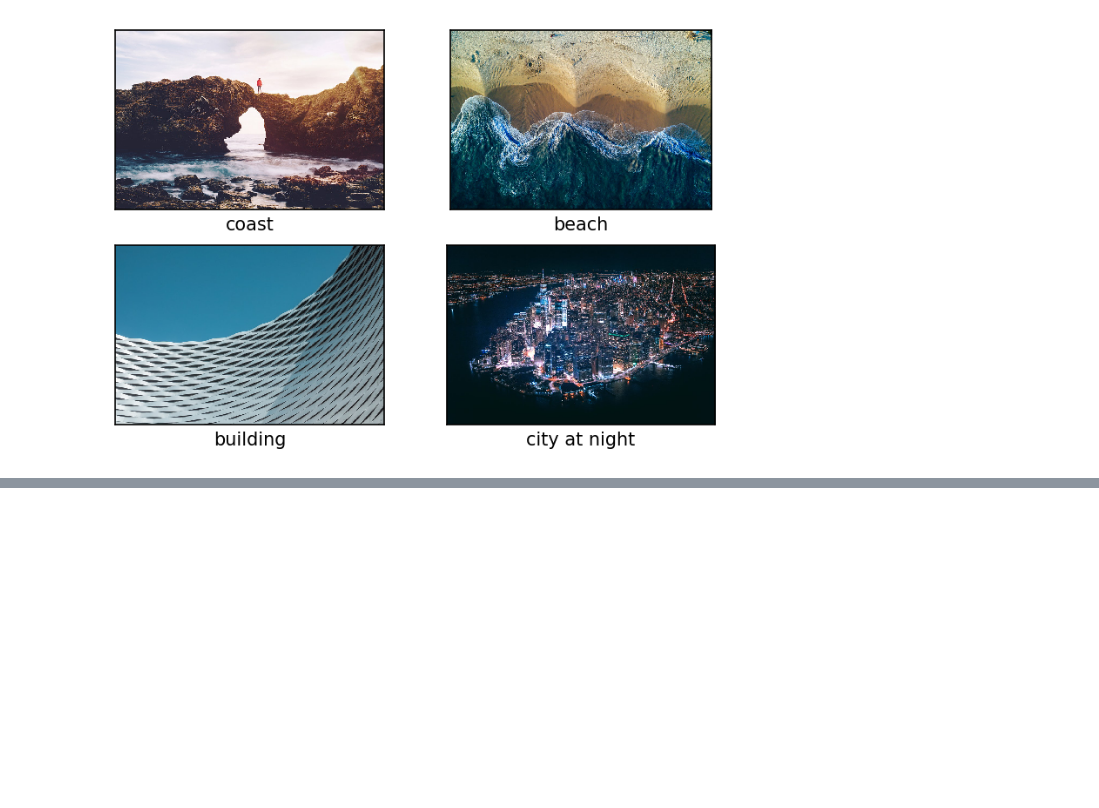
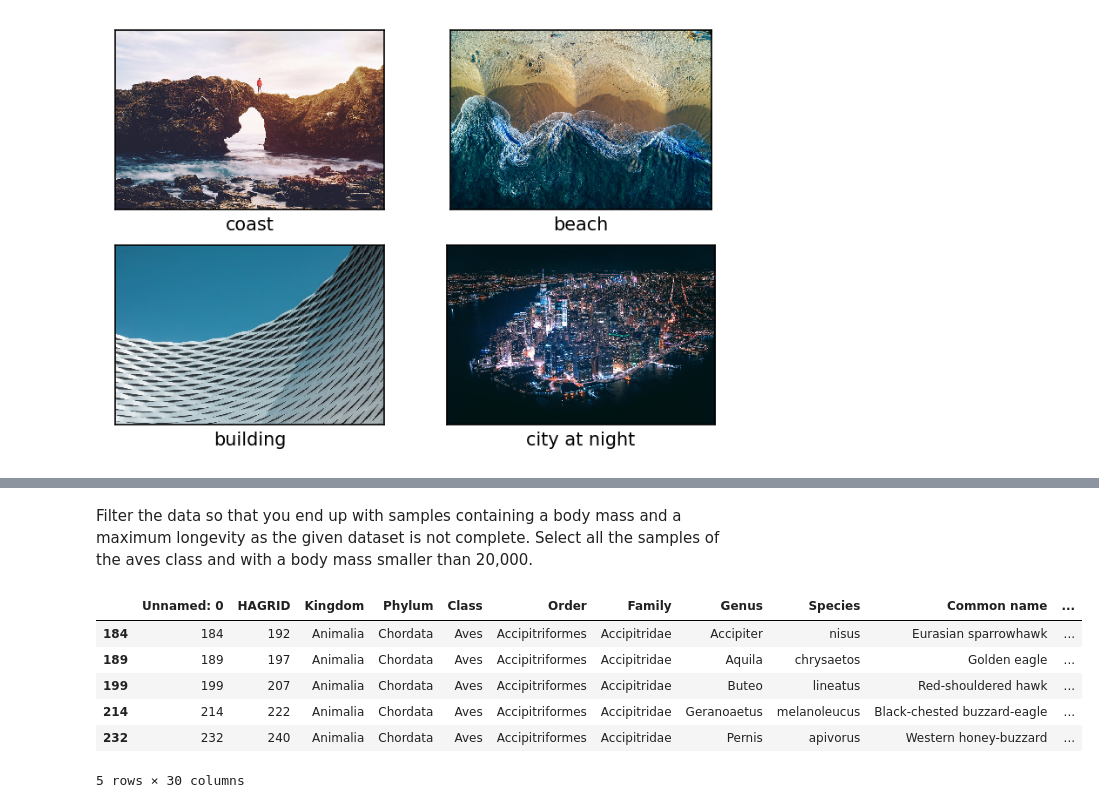
Before and after one commit to Desae/Data-Visualization, a Jupyter notebook: Matplotlib.ipynb, the cells around one changed output, grey strips where cells are left out. Saved outputs shown, nothing was run; the diff lists cells and outputs as text; code cells hidden in the pictures; blank space fills up the shorter version.

```diff
--- a/Matplotlib.ipynb
+++ b/Matplotlib.ipynb
@@ -328,0 +355,2 @@ for i in range(len(imgs)):
+# %% [markdown]
+Filter the data so that you end up with samples containing a body mass and a maximum longevity as the given dataset is not complete. Select all the samples of the aves class and with a body mass smaller than 20,000.
@@ -328,0 +362,14 @@ for i in range(len(imgs)):
+# %%
+data = data[np.isfinite(data[longevity]) & np.isfinite(data[mass])]
+
+# Sort according to class
+aves = data[(data['Class'] == 'Aves') & (data[mass]<20000)]
+aves.head()
+# %% [output]
+|  | Unnamed: 0 | HAGRID | Kingdom | Phylum | Class | Order | Family | Genus | Species | Common name | ... |
+| 184 | 184 | 192 | Animalia | Chordata | Aves | Accipitriformes | Accipitridae | Accipiter | nisus | Eurasian sparrowhawk | ... |
+| 189 | 189 | 197 | Animalia | Chordata | Aves | Accipitriformes | Accipitridae | Aquila | chrysaetos | Golden eagle | ... |
+| 199 | 199 | 207 | Animalia | Chordata | Aves | Accipitriformes | Accipitridae | Buteo | lineatus | Red-shouldered hawk | ... |
+| 214 | 214 | 222 | Animalia | Chordata | Aves | Accipitriformes | Accipitridae | Geranoaetus | melanoleucus | Black-chested buzzard-eagle | ... |
+| 232 | 232 | 240 | Animalia | Chordata | Aves | Accipitriformes | Accipitridae | Pernis | apivorus | Western honey-buzzard | ... |
+5 rows × 30 columns
```
Also changed, not shown: parts of 5 cells of this notebook, 1 other file.
